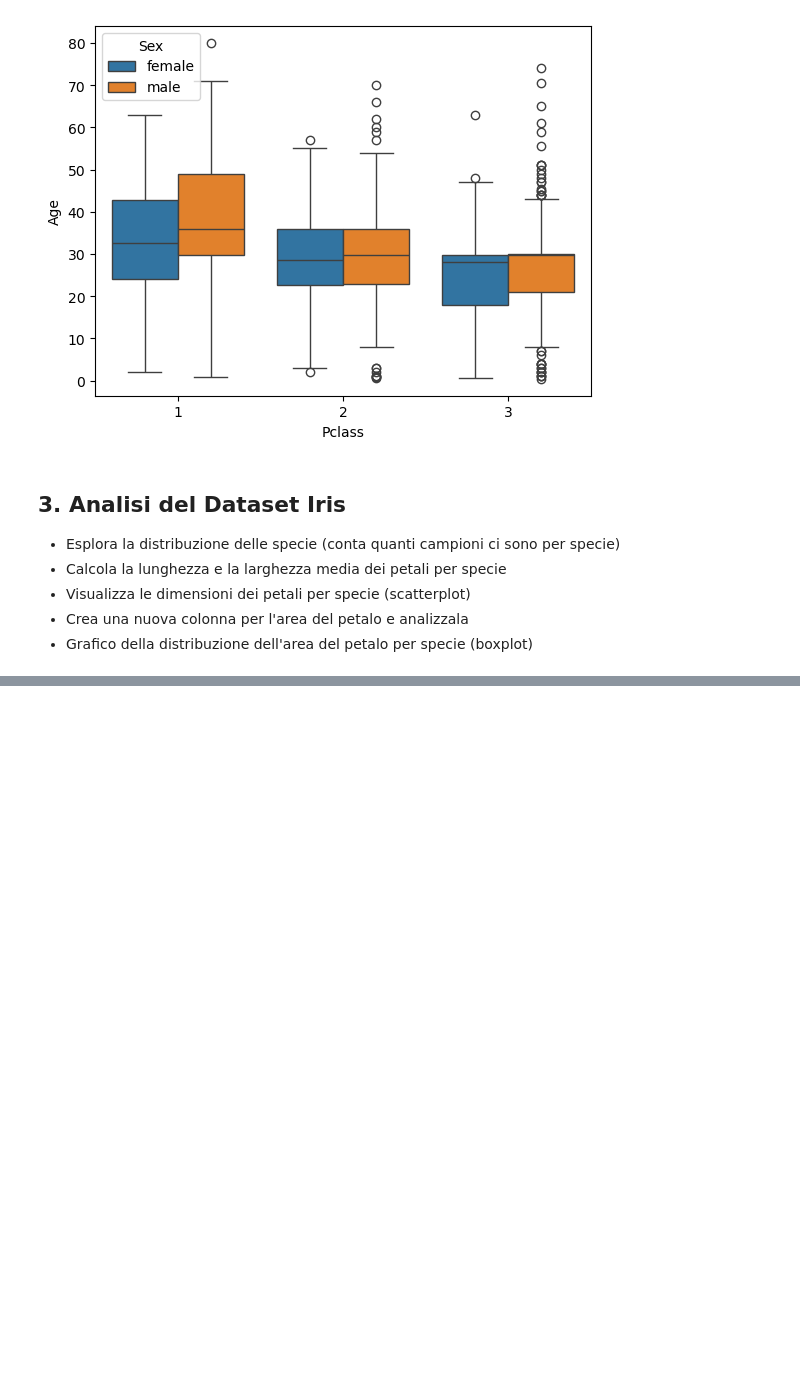
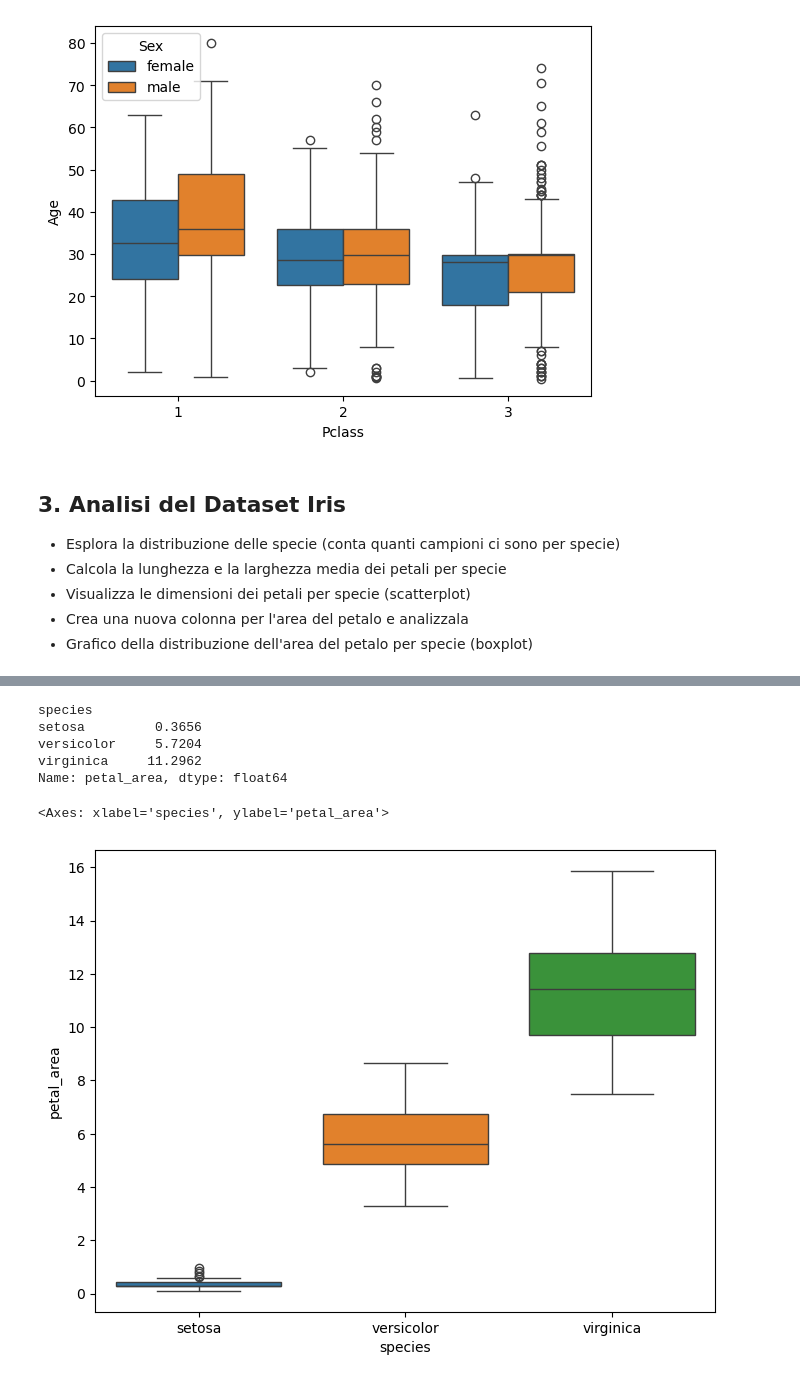
Before and after one commit to margheritaagiordani/ProgrammingLab, a Jupyter notebook: materiale_lezioni/Lezione5/5.4_Esercizi_lez_5.ipynb, the cells around one changed output, grey strips where cells are left out. Cells and saved outputs as stored; diff of their text form; code cells hidden in the pictures; blank space fills up the shorter version.

```diff
--- a/materiale_lezioni/Lezione5/5.4_Esercizi_lez_5.ipynb
+++ b/materiale_lezioni/Lezione5/5.4_Esercizi_lez_5.ipynb
@@ -158,0 +198,5 @@ df.head()
+# %%
+df["petal_area"]=df["petal_length"]*df["petal_width"]
+df.head()
+
+print(df["petal_area"].describe()) #come summary in R
@@ -158,0 +213,21 @@ df.head()
+# %%
+petal_area_means = df.groupby("species")["petal_area"].mean()
+petal_area_means
+# %% [output]
+species
+setosa         0.3656
+versicolor     5.7204
+virginica     11.2962
+Name: petal_area, dtype: float64
+# %%
+plt.figure(figsize=(8,6))
+
+sns.boxplot(
+    data = df,
+    x="species",
+    y="petal_area",
+    hue="species"
+)
+# %% [output]
+<Axes: xlabel='species', ylabel='petal_area'>
+[figure, added]
```
Also changed, not shown: parts of 5 cells of this notebook, 5 other files.
